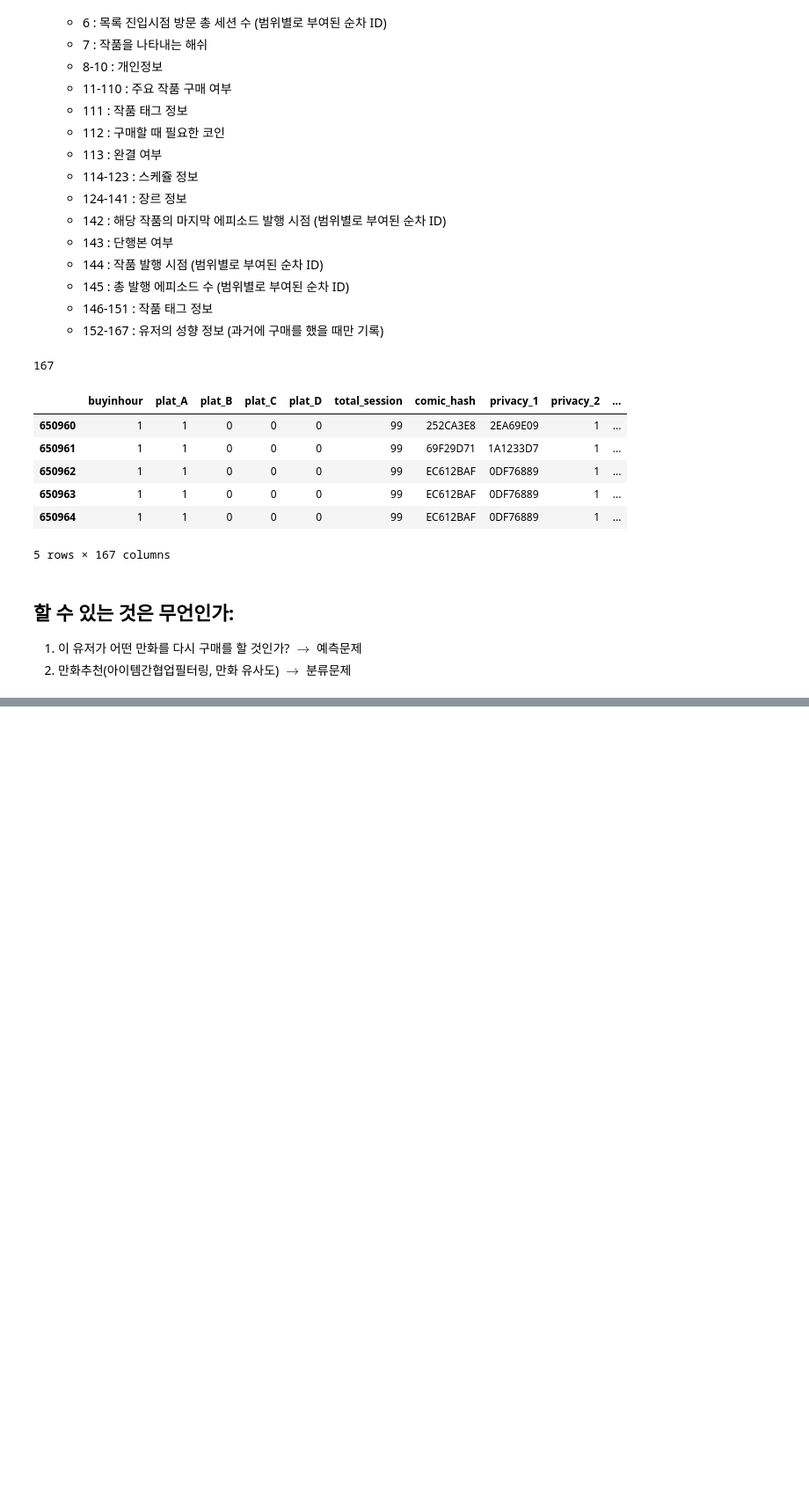
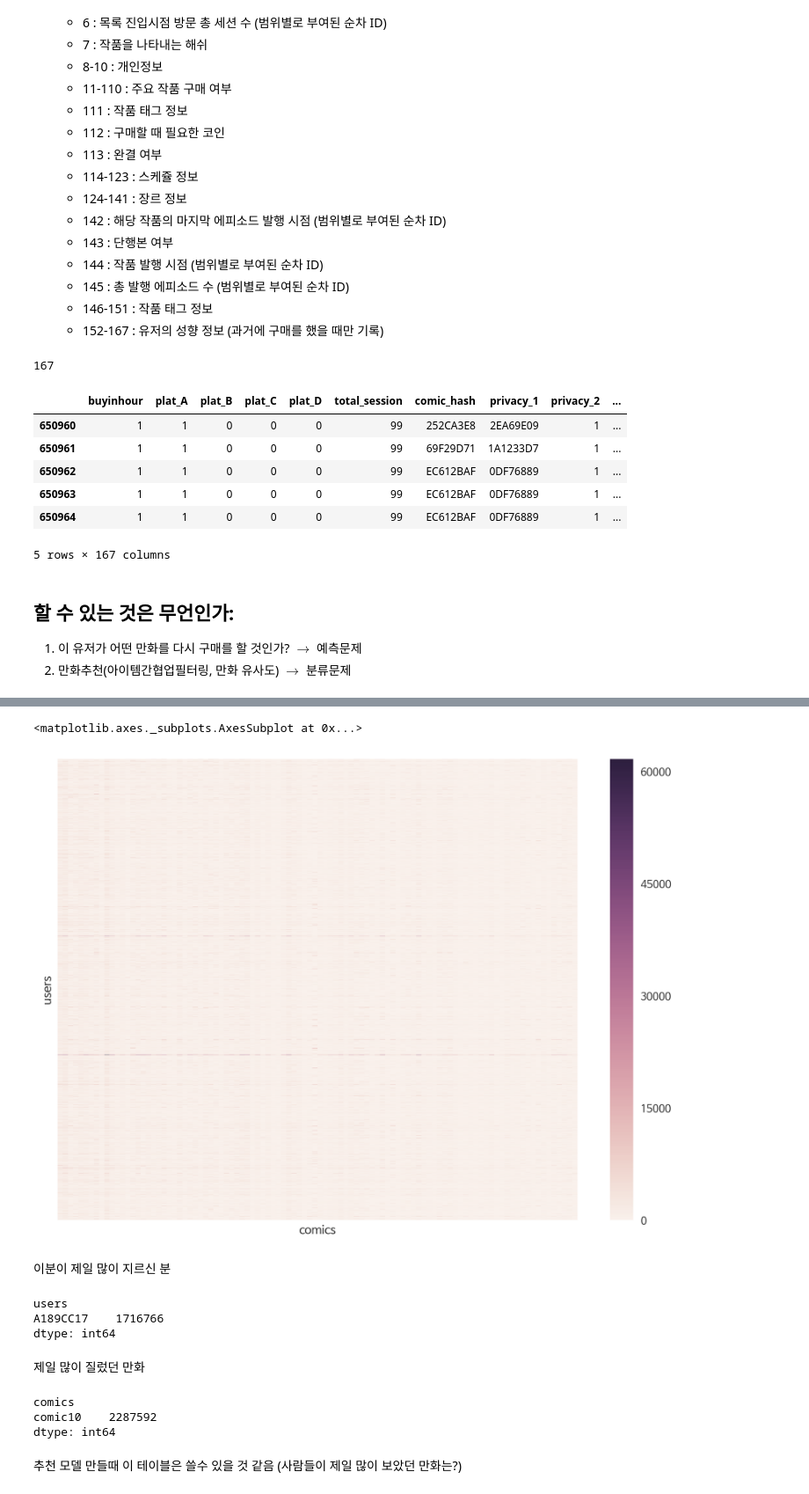
Before and after one commit to simonjisu/regincomics_data, a Jupyter notebook: Untitled.ipynb, the cells around one changed output, grey strips where cells are left out. Shown at 88% size. Saved outputs shown, nothing was run; the diff lists cells and outputs as text; code cells hidden in the pictures; blank space fills up the shorter version.

```diff
--- a/Untitled.ipynb
+++ b/Untitled.ipynb
@@ -35,7 +35,7 @@ column1 = ['buyinhour', #1 1시간 이내에 구매여부
           ]
 column2 = ['comic' + str(x+1) for x in range(100)]
 #11~110 주요 작품 구매여부
-column3 = ['comic_tag', #111 작품태그
+column3 = ['comic_tag1', #111 작품태그
            'coin_needed', #112 구매시 필요코인
            'end', #113 완결 여부
           ]
@@ -49,7 +49,7 @@ column6 = ['last_episode', #142 마지막 에피소드 발행 시점
            'total_episode', #145 총 발행 에피소드
           ]
 
-column7 = ['comic_tag' + str(x+1) for x in range(151-146+1)]
+column7 = ['comic_tag' + str(x+2) for x in range(151-146+1)]
 #146~151 작품태그
 column8 = ['user_tendency' + str(x+1) for x in range(167-152+1)]
 #152~167 유저성향 정보, 과거 구매시 기록
@@ -78,0 +207,3 @@ data.tail()
+# %%
+#comics_list = data.iloc[:,range(10,110)].columns
+user_comic_table = data.groupby(['privacy_1'])[column2].sum(axis=0) # 11~110
@@ -78,0 +221,26 @@ data.tail()
+# %%
+user_comic_table.columns.name = 'comics'
+user_comic_table.index.name = 'users'
+# %%
+sns.heatmap(user_comic_table, yticklabels=False, xticklabels=False)
+# %% [output]
+<matplotlib.axes._subplots.AxesSubplot at 0x...>
+[figure, added]
+# %% [markdown]
+이분이 제일 많이 지르신 분
+# %%
+user_comic_table.sum(axis=1)[user_comic_table.sum(axis=1).isin([user_comic_table.sum(axis=1).max()])]
+# %% [output]
+users
+A189CC17    1716766
+dtype: int64
+# %% [markdown]
+제일 많이 질렀던 만화
+# %%
+user_comic_table.sum(axis=0)[user_comic_table.sum(axis=0).isin([user_comic_table.sum(axis=0).max()])]
+# %% [output]
+comics
+comic10    2287592
+dtype: int64
+# %% [markdown]
+추천 모델 만들때 이 테이블은 쓸수 있을 것 같음 (사람들이 제일 많이 보았던 만화는?)
```
Also changed, not shown: parts of 56 cells of this notebook.
